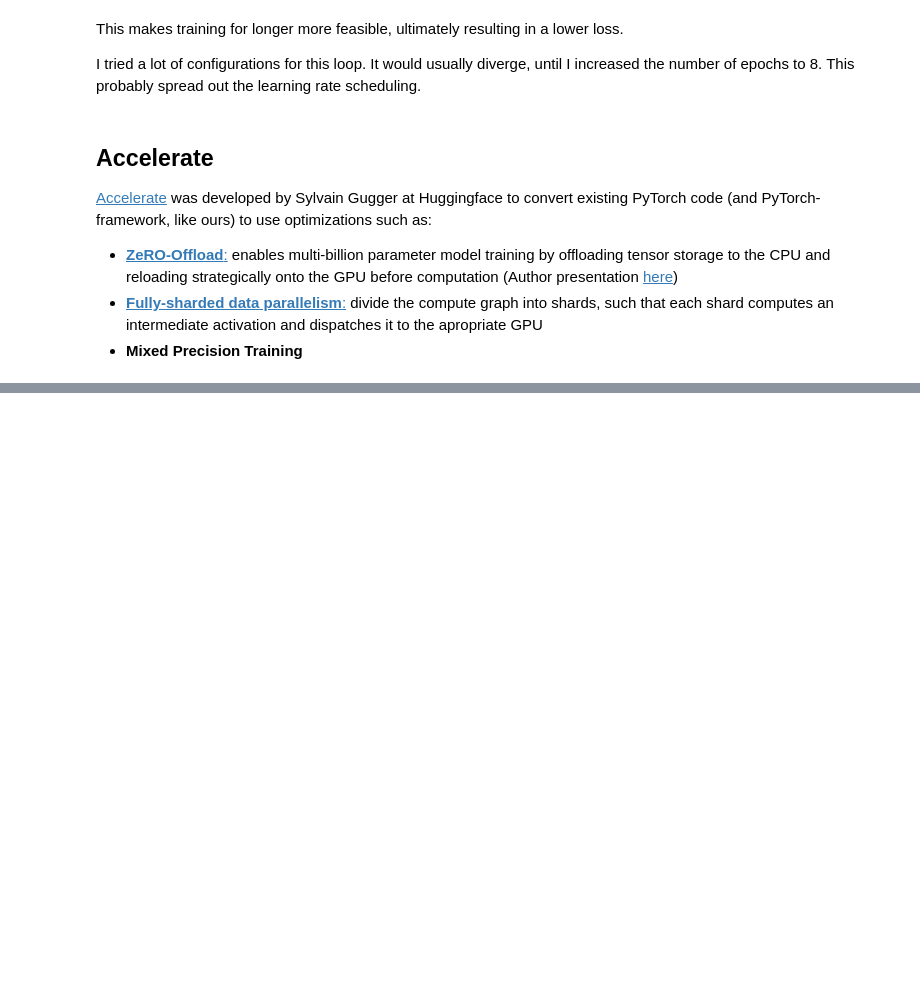
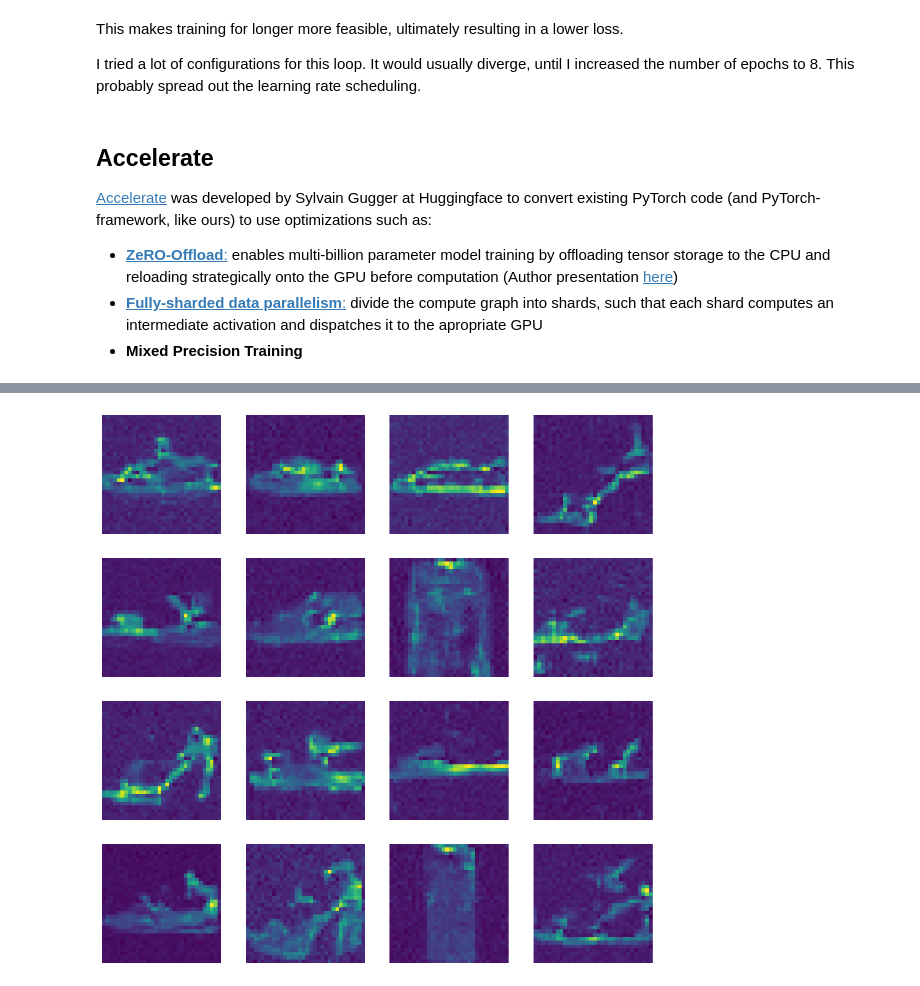
Before and after one commit to jeremyadamsfisher/SlowAI, a Jupyter notebook: nbs/13_ddpm.ipynb, the cells around one changed output, grey strips where cells are left out. Saved outputs shown, nothing was run; the diff lists cells and outputs as text; code cells hidden in the pictures; blank space fills up the shorter version.

Commit message:
Homework, lesson 19

```diff
--- a/nbs/13_ddpm.ipynb
+++ b/nbs/13_ddpm.ipynb
@@ -523,6 +524,9 @@ show_images(imgs)
 This makes training for longer more feasible, ultimately resulting in a lower loss.
 
 I tried a lot of configurations for this loop. It would usually diverge, until I increased the number of epochs to 8. This probably spread out the learning rate scheduling.
+# %%
+# For the homework, let's keep a copy of these
+unet_hw, ddpm_hw = unet, ddpm
 # %% [markdown]
 ## Accelerate
 
@@ -585,0 +622,40 @@ Wall time: 2min 30s
+# %%
+unet, ddpm = unet_hw, ddpm_hw
+# %%
+@torch.no_grad()
+def sample_using_only_n_steps(
+    n_steps,
+    ddpm,
+    model,
+    sz=(16, 1, 32, 32),
+    device=def_device,
+):
+    ᾱ, ɑ, σ = ddpm.ᾱ.to(device), ddpm.ɑ.to(device), ddpm.σ.to(device)
+    x_t = torch.randn(sz, device=device) * σ[ddpm.n_steps - n_steps]
+    bs, *_ = sz
+    preds = []
+    iter_ = list(reversed(range(1, ddpm.n_steps)))
+    iter_ = iter_[-n_steps:]
+    for t in tqdm(iter_, unit="time step"):
+        # Predict the noise for each example in the image
+        t_batch = torch.full((bs,), fill_value=t, device=device, dtype=torch.long)
+        noise_pred = model(x_t, t_batch).sample
+
+        # Predict the image without noise
+        x_0_pred = x_t - (1 - ɑ[t]) / torch.sqrt(1 - ᾱ[t]) * noise_pred
+
+        # Add noise to the predicted noiseless image such that it ulimately
+        # has slightly less noise than before
+        x_t_minus_1 = x_0_pred / ɑ[t].sqrt() + (σ[t] * torch.randn(sz, device=device))
+
+        # Repeat
+        x_t = x_t_minus_1
+
+    # At the last step, simply rescale and do not add noise
+    x_0 = x_0_pred / ɑ[0].sqrt()
+    return x_0
+# %%
+imgs = sample_using_only_n_steps(200, ddpm, unet)
+show_images(imgs)
+# %% [output]
+[figure, added]
```
Also changed, not shown: parts of 20 cells of this notebook, 1 other file.
